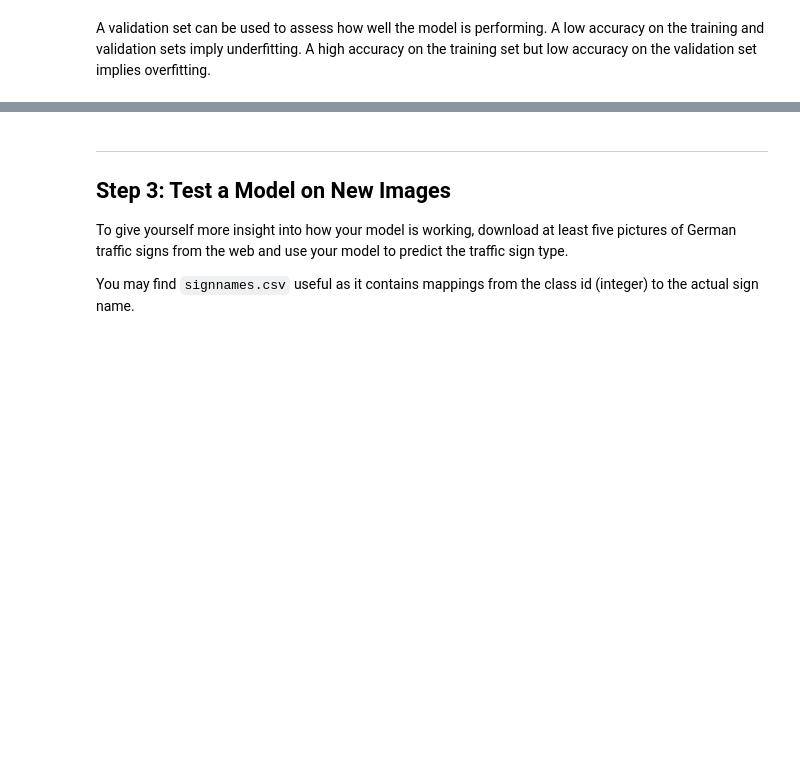
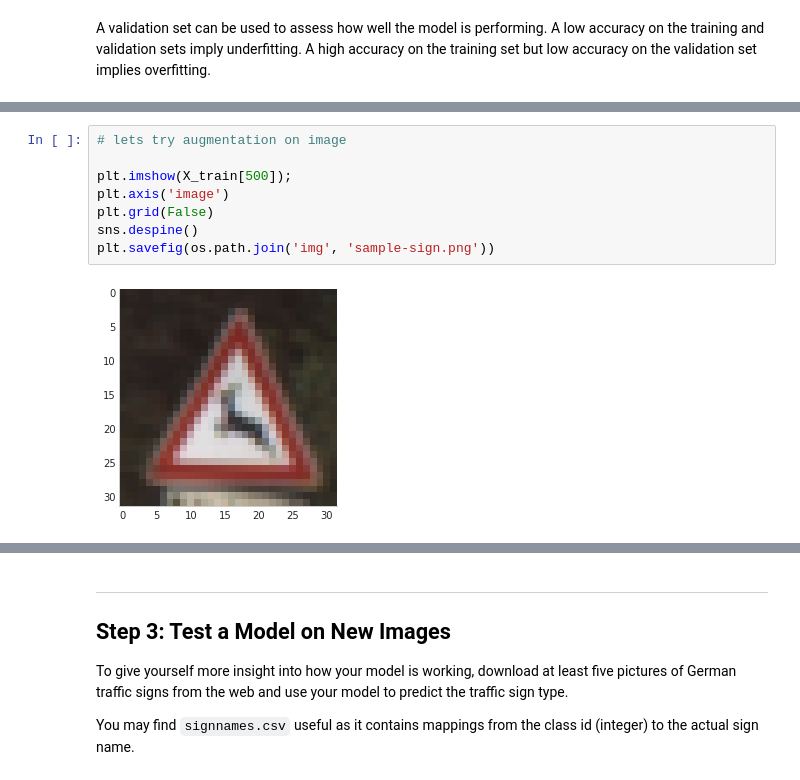
Before and after one commit to udapy/CarND-Traffic-Sign-Classifier-Project, a Jupyter notebook: Traffic_Sign_Classifier.ipynb, the cells around one changed output, grey strips where cells are left out. Saved outputs shown, nothing was run; the diff lists cells and outputs as text; blank space fills up the shorter version.

```diff
--- a/Traffic_Sign_Classifier.ipynb
+++ b/Traffic_Sign_Classifier.ipynb
@@ -430,0 +554,10 @@ sets imply underfitting. A high accuracy on the training set but low accuracy on
+# %%
+# lets try augmentation on image
+
+plt.imshow(X_train[500]);
+plt.axis('image')
+plt.grid(False)
+sns.despine()
+plt.savefig(os.path.join('img', 'sample-sign.png'))
+# %% [output]
+[figure, added]
```
Also changed, not shown: parts of 21 cells of this notebook, 4 other files.
